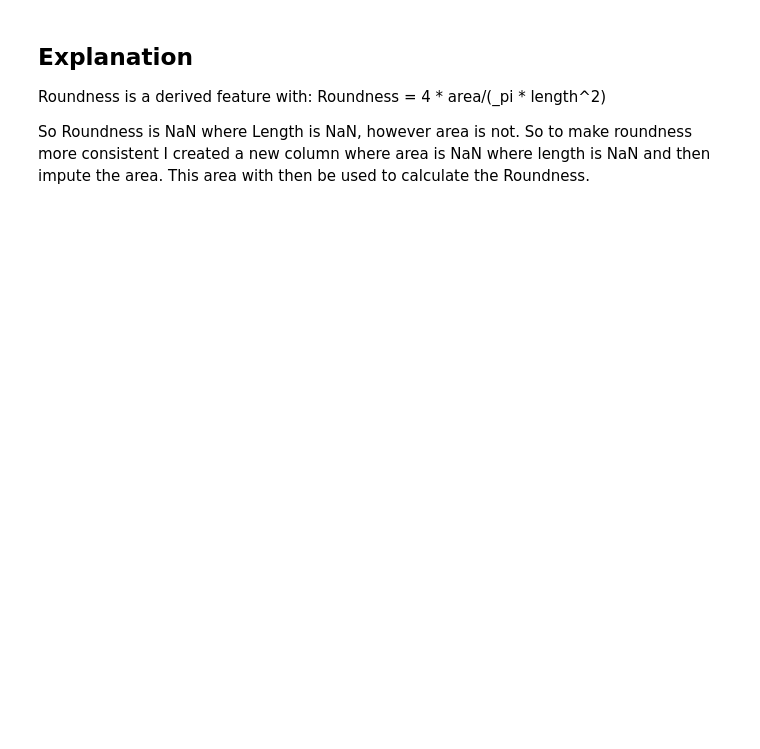
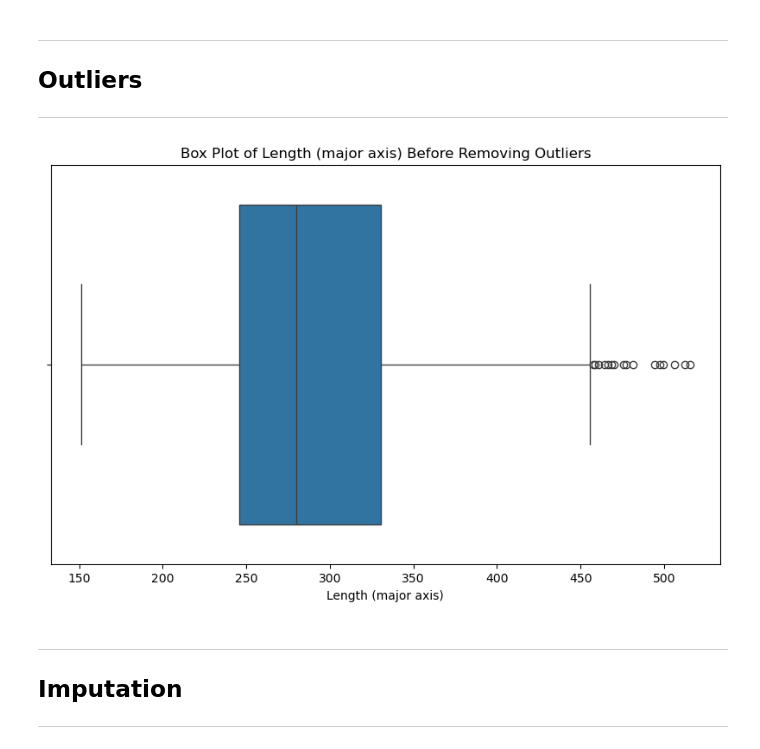
Before and after one commit to nathanMils/711_Ass1, a Jupyter notebook: notebooks/Ass2.ipynb, the cells around one changed output. Drawn from its saved outputs; the diff is of its cells as text; code cells hidden in the pictures; blank space fills up the shorter version.

```diff
--- a/notebooks/Ass2.ipynb
+++ b/notebooks/Ass2.ipynb
@@ -11,0 +66,4 @@ rawData = pd.read_csv("../Data/Almond.csv")
+# %% [markdown]
+***
+## Outliers
+***
@@ -11,0 +73,8 @@ rawData = pd.read_csv("../Data/Almond.csv")
+# %%
+plt.figure(figsize=(10, 6))
+plotdata = rawData.dropna(subset=['Length (major axis)'])
+sns.boxplot(x=plotdata['Length (major axis)'])
+plt.title('Box Plot of Length (major axis) Before Removing Outliers')
+plt.show()
+# %% [output]
+[figure, added]
@@ -12,3 +97,7 @@ rawData = pd.read_csv("../Data/Almond.csv")
+# %% [markdown]
+***
+## Imputation
+***
 # %%
 # Retrieve Length, Width and Thickness for imputation
 # Aswell as Area
@@ -19,12 +109,4 @@ p_LWT['Area'] = np.where(p_LWT['Length (major axis)'].notna(),
                           np.nan)
-# %% [markdown]
-## Explanation
-Roundness is a derived feature with:
-Roundness = 4 * area/(_pi * length^2)
-
-So Roundness is NaN where Length is NaN, however area is not.
-So to make roundness more consistent I created a new column where area is NaN where length is NaN and then impute the area.
-This area with then be used to calculate the Roundness.
 # %%
 # Import Sklearn libraries
 from sklearn.experimental import enable_iterative_imputer
```
Also changed, not shown: parts of 63 cells of this notebook, 7 other files.
